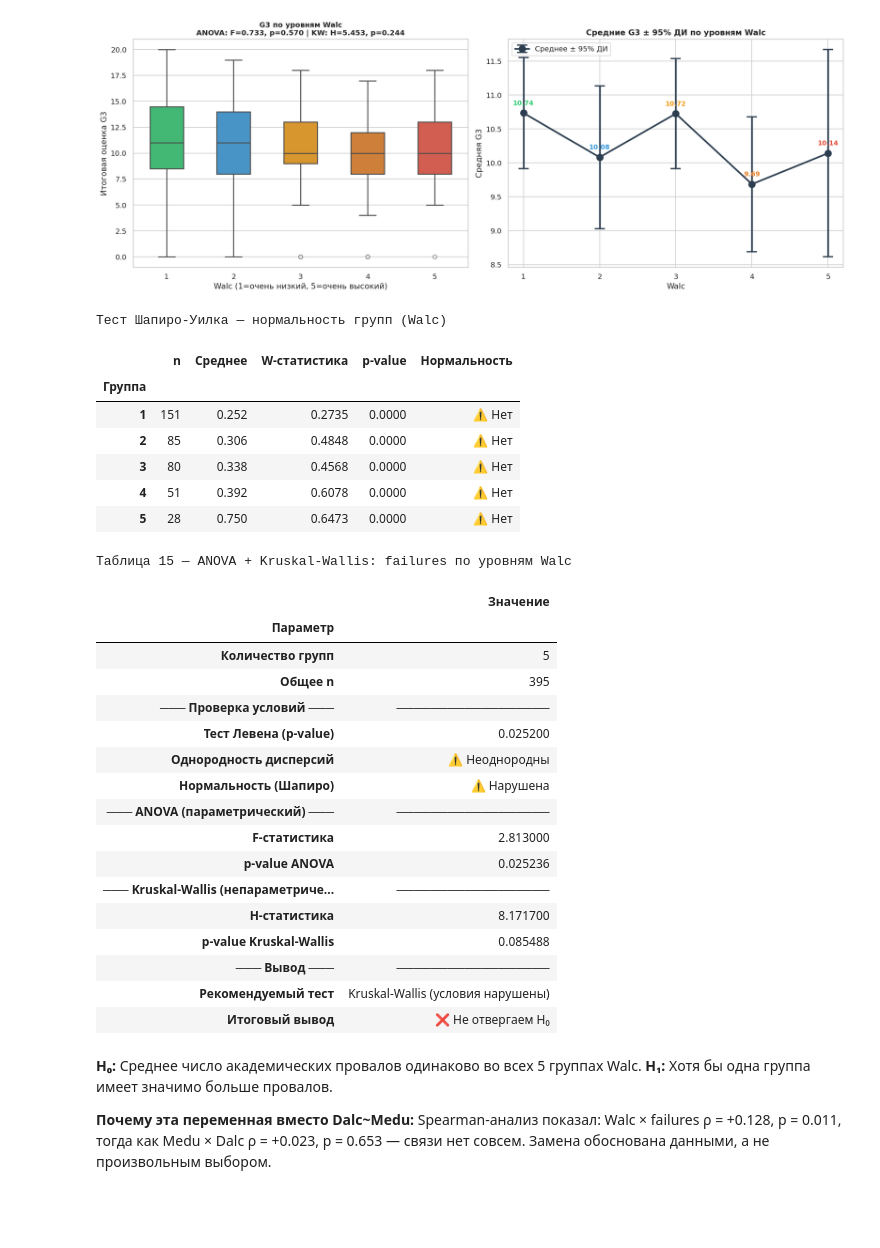
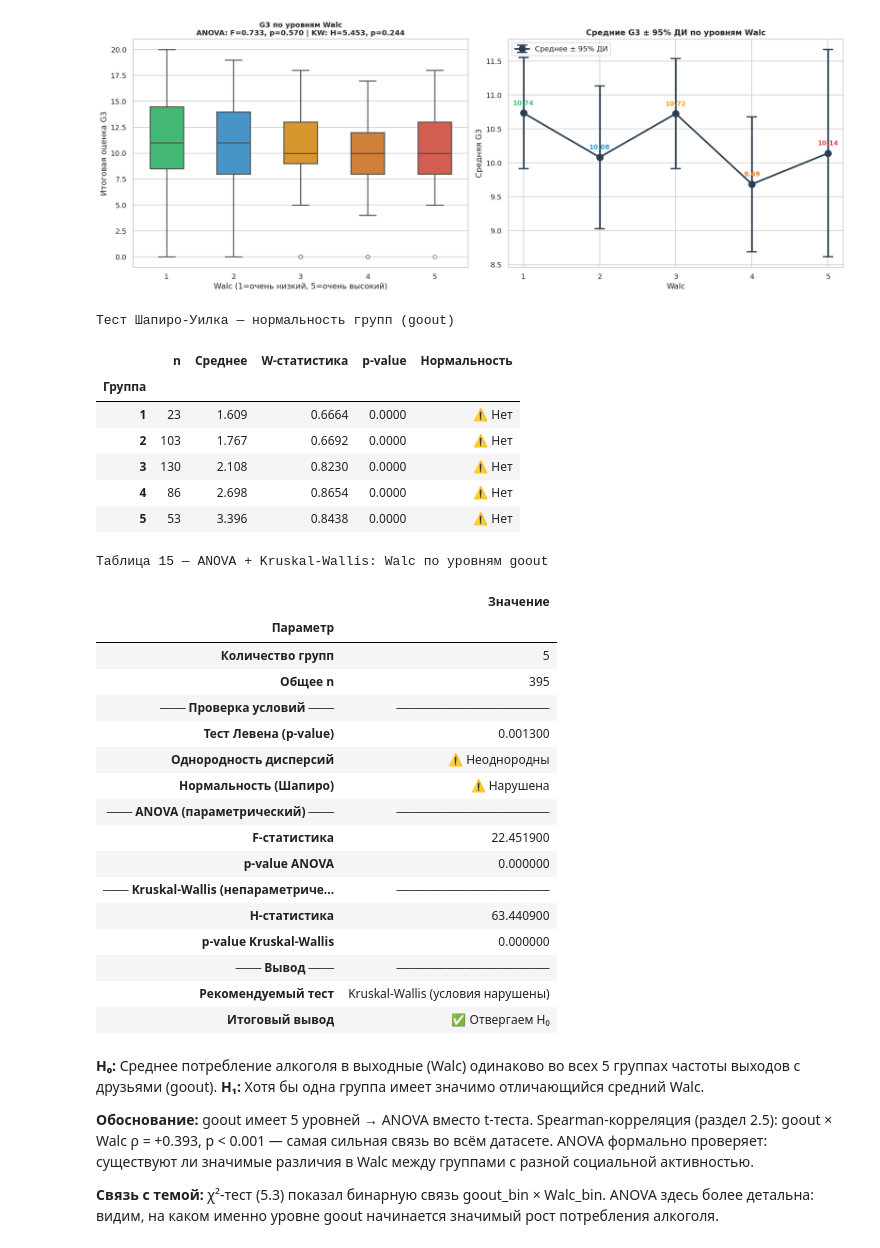
Before and after one commit to falcon-ov/msad-lab1, a Jupyter notebook: lab1.ipynb, the cells around one changed output. Drawn from its saved outputs; the diff is of its cells as text; code cells hidden in the pictures; blank space fills up the shorter version.

```diff
--- a/lab1.ipynb
+++ b/lab1.ipynb
@@ -1870,51 +1939,57 @@ plt.show()
 [figure]
 # %%
 # -------------------------------------------------------------
-# 6.2 ANOVA: failures по уровням Walc (замена Dalc~Medu)
+# 6.2 ANOVA: Walc по уровням goout (5 групп)
 # -------------------------------------------------------------
 
 sh_62, an_62, f_62, p_62, h_62, pkw_62, \
     lbl_62, grp_62, sdf_62 = run_anova_full(
-        df, "Walc", "failures",
-        "Таблица 15 — ANOVA + Kruskal-Wallis: failures по уровням Walc"
+        df, "goout", "Walc",
+        "Таблица 15 — ANOVA + Kruskal-Wallis: Walc по уровням goout"
     )
 display(sh_62)
 display(an_62)
 # %% [output]
-Тест Шапиро-Уилка — нормальность групп (Walc)
+Тест Шапиро-Уилка — нормальность групп (goout)
 |  | n | Среднее | W-статистика | p-value | Нормальность |
 | Группа |  |  |  |  |  |
-| 1 | 151 | 0.252 | 0.2735 | 0.0000 | ⚠️ Нет |
-| 2 | 85 | 0.306 | 0.4848 | 0.0000 | ⚠️ Нет |
-| 3 | 80 | 0.338 | 0.4568 | 0.0000 | ⚠️ Нет |
-| 4 | 51 | 0.392 | 0.6078 | 0.0000 | ⚠️ Нет |
-| 5 | 28 | 0.750 | 0.6473 | 0.0000 | ⚠️ Нет |
+| 1 | 23 | 1.609 | 0.6664 | 0.0000 | ⚠️ Нет |
+| 2 | 103 | 1.767 | 0.6692 | 0.0000 | ⚠️ Нет |
+| 3 | 130 | 2.108 | 0.8230 | 0.0000 | ⚠️ Нет |
+| 4 | 86 | 2.698 | 0.8654 | 0.0000 | ⚠️ Нет |
+| 5 | 53 | 3.396 | 0.8438 | 0.0000 | ⚠️ Нет |
-Таблица 15 — ANOVA + Kruskal-Wallis: failures по уровням Walc
+Таблица 15 — ANOVA + Kruskal-Wallis: Walc по уровням goout
 |  | Значение |
 | Параметр |  |
 | Количество групп | 5 |
 | Общее n | 395 |
 | ─── Проверка условий ─── | ────────────────── |
-| Тест Левена (p-value) | 0.025200 |
+| Тест Левена (p-value) | 0.001300 |
 | Однородность дисперсий | ⚠️ Неоднородны |
 | Нормальность (Шапиро) | ⚠️ Нарушена |
 | ─── ANOVA (параметрический) ─── | ────────────────── |
-| F-статистика | 2.813000 |
-| p-value ANOVA | 0.025236 |
+| F-статистика | 22.451900 |
+| p-value ANOVA | 0.000000 |
 | ─── Kruskal-Wallis (непараметриче... | ────────────────── |
-| H-статистика | 8.171700 |
-| p-value Kruskal-Wallis | 0.085488 |
+| H-статистика | 63.440900 |
+| p-value Kruskal-Wallis | 0.000000 |
 | ─── Вывод ─── | ────────────────── |
 | Рекомендуемый тест | Kruskal-Wallis (условия нарушены) |
-| Итоговый вывод | ❌ Не отвергаем H₀ |
+| Итоговый вывод | ✅ Отвергаем H₀ |
 # %% [markdown]
-**H₀:** Среднее число академических провалов одинаково
-во всех 5 группах Walc.
-**H₁:** Хотя бы одна группа имеет значимо больше провалов.
+**H₀:** Среднее потребление алкоголя в выходные (Walc) одинаково
+во всех 5 группах частоты выходов с друзьями (goout).
+**H₁:** Хотя бы одна группа имеет значимо отличающийся средний Walc.
 
-**Почему эта переменная вместо Dalc~Medu:**
-Spearman-анализ показал: Walc × failures ρ = +0.128, p = 0.011,
-тогда как Medu × Dalc ρ = +0.023, p = 0.653 — связи нет совсем.
-Замена обоснована данными, а не произвольным выбором.
+**Обоснование:**
+goout имеет 5 уровней → ANOVA вместо t-теста. Spearman-корреляция
+(раздел 2.5): goout × Walc ρ = +0.393, p < 0.001 — самая сильная
+связь во всём датасете. ANOVA формально проверяет: существуют ли
+значимые различия в Walc между группами с разной социальной активностью.
+
+**Связь с темой:**
+χ²-тест (5.3) показал бинарную связь goout_bin × Walc_bin.
+ANOVA здесь более детальна: видим, на каком именно уровне goout
+начинается значимый рост потребления алкоголя.
 # %%
 # -------------------------------------------------------------
```
Also changed, not shown: parts of 12 cells of this notebook, 4 other files.
